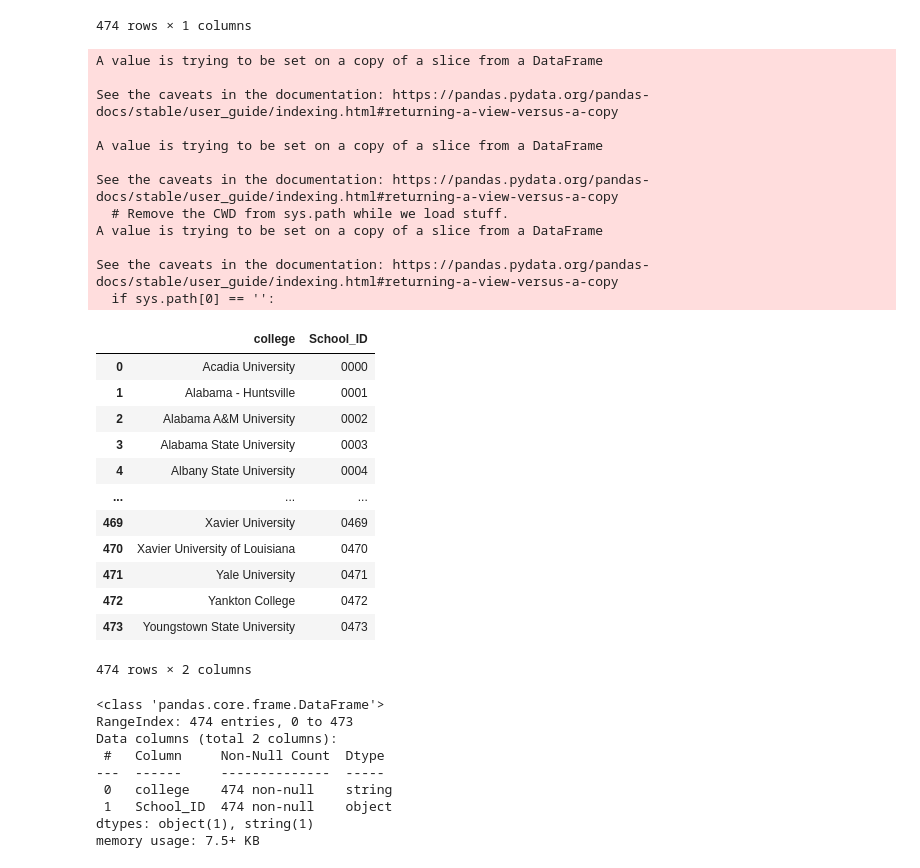
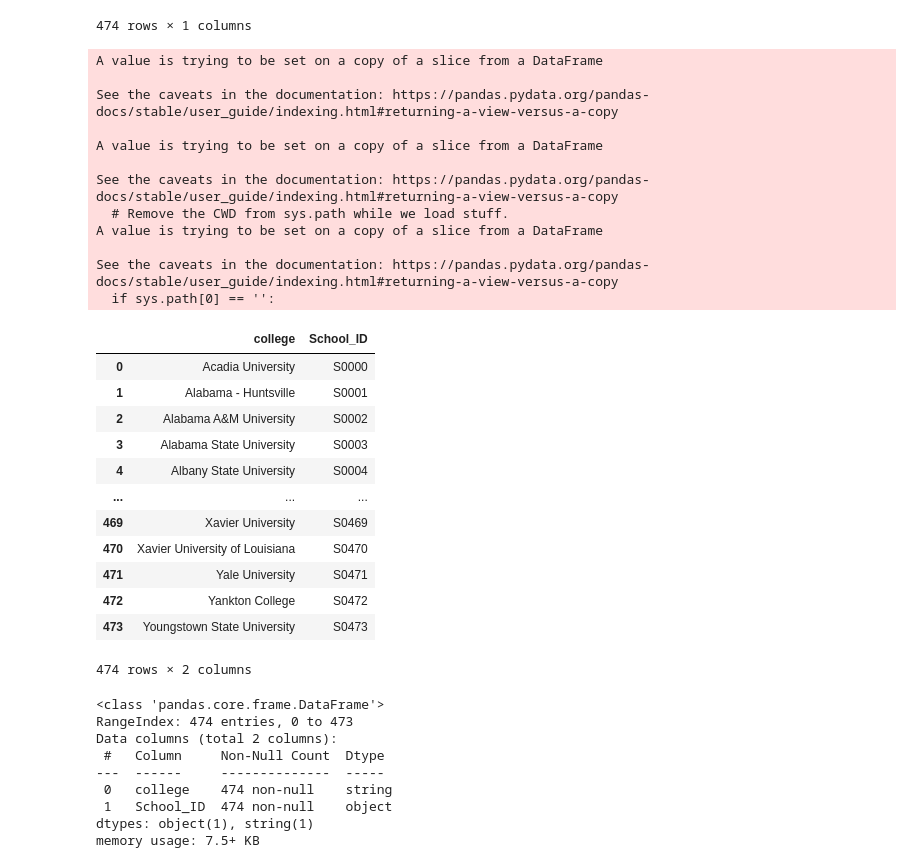
Before and after one commit to wclewett/ETL_project, a Jupyter notebook: school_id_creation.ipynb, the cells around one changed output. Saved outputs shown, nothing was run; the diff lists cells and outputs as text; code cells hidden in the pictures.

```diff
--- a/school_id_creation.ipynb
+++ b/school_id_creation.ipynb
@@ -95,43 +95,43 @@ schools
 # %%
 # Assign IDs to Schools
 schools['School_ID'] = ''
 
 id_num = 0
 
 for row in schools['School_ID']:
     if id_num <= 9:
-        schools['School_ID'][id_num] = ('000' + str(id_num))
+        schools['School_ID'][id_num] = ('S000' + str(id_num))
     elif id_num <= 99:
-        schools['School_ID'][id_num] = ('00' + str(id_num))
+        schools['School_ID'][id_num] = ('S00' + str(id_num))
     elif id_num <= 999:
-        schools['School_ID'][id_num] = ('0' + str(id_num))
+        schools['School_ID'][id_num] = ('S0' + str(id_num))
     id_num += 1
 schools
 # %% [output]
 A value is trying to be set on a copy of a slice from a DataFrame
 
 See the caveats in the documentation: https://pandas.pydata.org/pandas-docs/stable/user_guide/indexing.html#returning-a-view-versus-a-copy
 
 A value is trying to be set on a copy of a slice from a DataFrame
 
 See the caveats in the documentation: https://pandas.pydata.org/pandas-docs/stable/user_guide/indexing.html#returning-a-view-versus-a-copy
   # Remove the CWD from sys.path while we load stuff.
 A value is trying to be set on a copy of a slice from a DataFrame
 
 See the caveats in the documentation: https://pandas.pydata.org/pandas-docs/stable/user_guide/indexing.html#returning-a-view-versus-a-copy
   if sys.path[0] == '':
 |  | college | School_ID |
-| 0 | Acadia University | 0000 |
-| 1 | Alabama - Huntsville | 0001 |
-| 2 | Alabama A&M University | 0002 |
-| 3 | Alabama State University | 0003 |
-| 4 | Albany State University | 0004 |
+| 0 | Acadia University | S0000 |
+| 1 | Alabama - Huntsville | S0001 |
+| 2 | Alabama A&M University | S0002 |
+| 3 | Alabama State University | S0003 |
+| 4 | Albany State University | S0004 |
 | ... | ... | ... |
-| 469 | Xavier University | 0469 |
-| 470 | Xavier University of Louisiana | 0470 |
-| 471 | Yale University | 0471 |
-| 472 | Yankton College | 0472 |
-| 473 | Youngstown State University | 0473 |
+| 469 | Xavier University | S0469 |
+| 470 | Xavier University of Louisiana | S0470 |
+| 471 | Yale University | S0471 |
+| 472 | Yankton College | S0472 |
+| 473 | Youngstown State University | S0473 |
 474 rows × 2 columns
 # %%
 schools.info()
```
Also changed, not shown: parts of 2 cells of this notebook, 5 other files.
